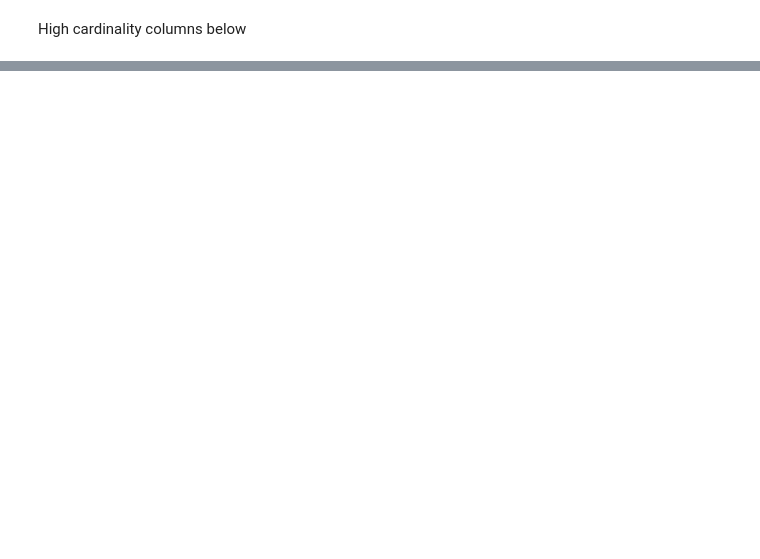
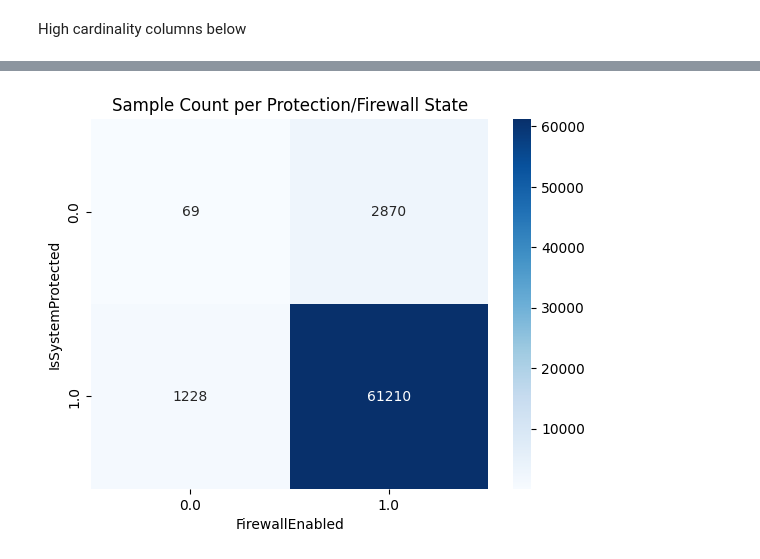
Before and after one commit to KavinKishoreI/System-Threat-Detector-, a Jupyter notebook: src/system_threat_prediction.ipynb, the cells around one changed output, grey strips where cells are left out. Drawn from its saved outputs; the diff is of its cells as text; code cells hidden in the pictures; blank space fills up the shorter version.

```diff
--- a/src/system_threat_prediction.ipynb
+++ b/src/system_threat_prediction.ipynb
@@ -585,0 +320,19 @@ print(not_affected_df['lastSignatureSince'].std())
+# %%
+counts = (
+    df
+    .groupby(['IsSystemProtected', 'FirewallEnabled'])
+    .size()
+    .unstack()
+)
+
+sns.heatmap(
+    counts,
+    annot=True,
+    fmt="d",
+    cmap="Blues"
+)
+
+plt.title("Sample Count per Protection/Firewall State")
+plt.show()
+# %% [output]
+[figure, added]
```
Also changed, not shown: parts of 28 cells of this notebook, 14 other files.
